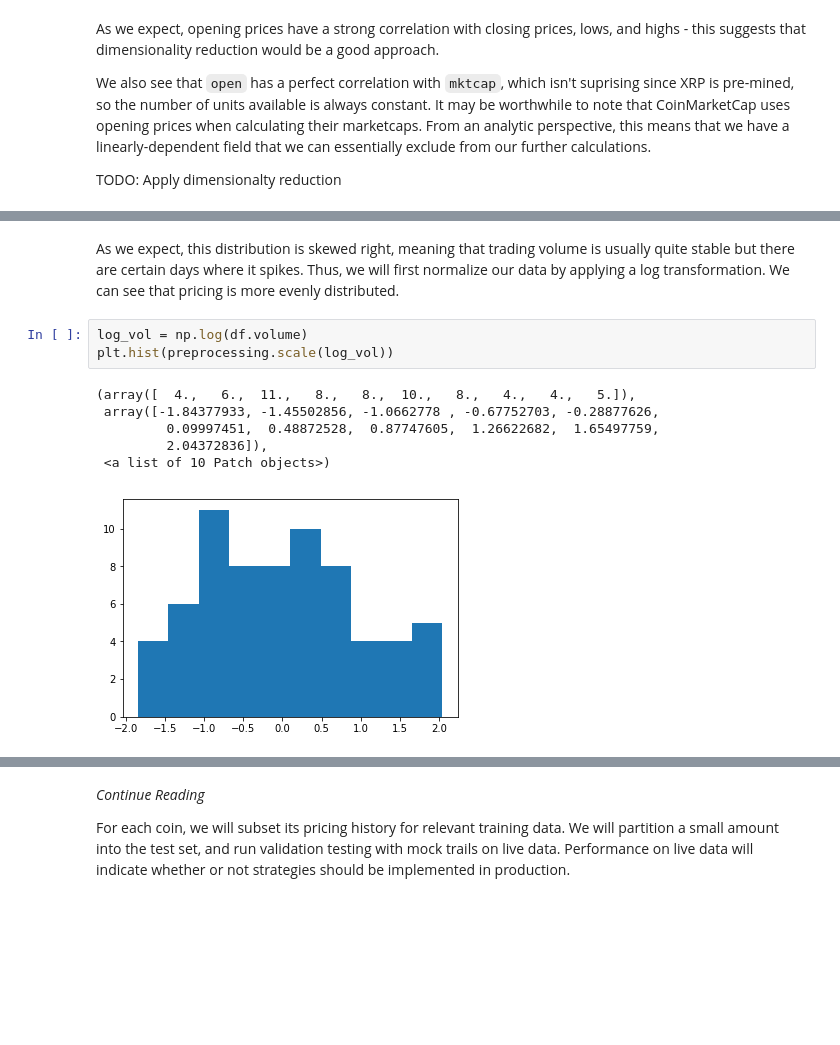
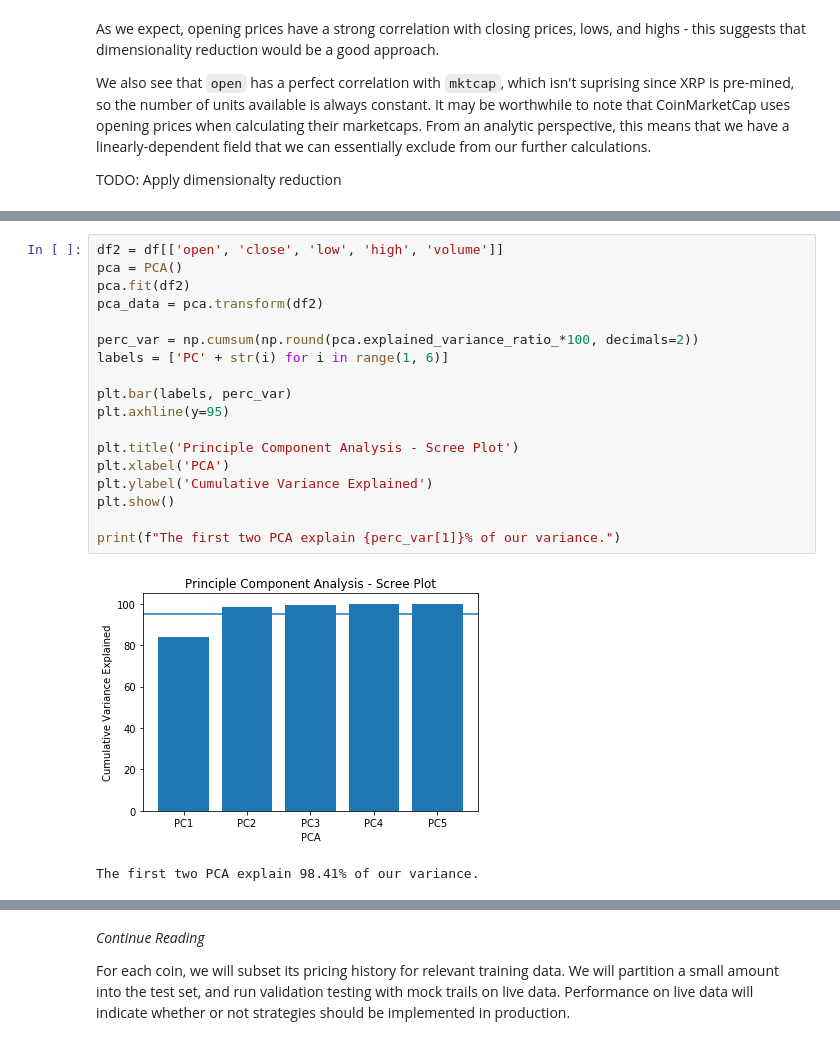
Before and after one commit to welsny/crypto-analysis, a Jupyter notebook: Strategies.ipynb, the cells around one changed output, grey strips where cells are left out. Drawn from its saved outputs; the diff is of its cells as text; blank space fills up the shorter version.

```diff
--- a/Strategies.ipynb
+++ b/Strategies.ipynb
@@ -116,12 +131,21 @@ plt.hist(df.volume)
-# %% [markdown]
-As we expect, this distribution is skewed right, meaning that trading volume is usually quite stable but there are certain days where it spikes. Thus, we will first normalize our data by applying a log transformation. We can see that pricing is more evenly distributed.
-# %%
-log_vol = np.log(df.volume)
-plt.hist(preprocessing.scale(log_vol))
-# %% [output]
-(array([  4.,   6.,  11.,   8.,   8.,  10.,   8.,   4.,   4.,   5.]),
- array([-1.84377933, -1.45502856, -1.0662778 , -0.67752703, -0.28877626,
-         0.09997451,  0.48872528,  0.87747605,  1.26622682,  1.65497759,
-         2.04372836]),
- <a list of 10 Patch objects>)
-[figure, removed]
+# %%
+df2 = df[['open', 'close', 'low', 'high', 'volume']]
+pca = PCA()
+pca.fit(df2)
+pca_data = pca.transform(df2)
+
+perc_var = np.cumsum(np.round(pca.explained_variance_ratio_*100, decimals=2))
+labels = ['PC' + str(i) for i in range(1, 6)]
+
+plt.bar(labels, perc_var)
+plt.axhline(y=95)
+
+plt.title('Principle Component Analysis - Scree Plot')
+plt.xlabel('PCA')
+plt.ylabel('Cumulative Variance Explained')
+plt.show()
+
+print(f"The first two PCA explain {perc_var[1]}% of our variance.")
+# %% [output]
+[figure, added]
+The first two PCA explain 98.41% of our variance.
```
Also changed, not shown: parts of 12 cells of this notebook.
